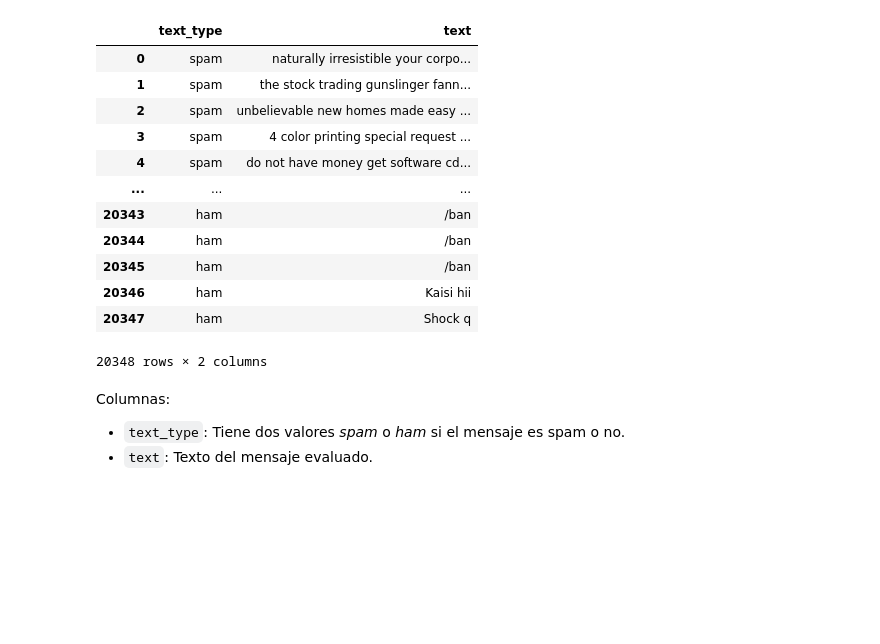
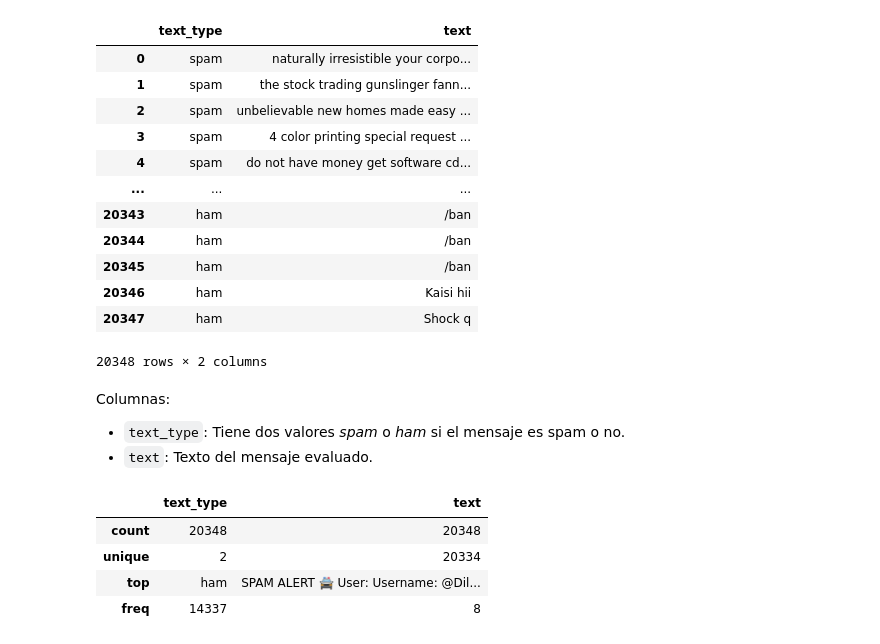
Before and after one commit to DaniRamirezVaquero/Proyecto-clasificacion-binaria--spam-, a Jupyter notebook: proyecto_clasificador_binario_NPL.ipynb, the cells around one changed output. Cells and saved outputs as stored; diff of their text form; code cells hidden in the pictures; blank space fills up the shorter version.

```diff
--- a/proyecto_clasificador_binario_NPL.ipynb
+++ b/proyecto_clasificador_binario_NPL.ipynb
@@ -48,3 +48,11 @@ Columnas:
 
 - `text_type`: Tiene dos valores *spam* o *ham* si el mensaje es spam o no.
 - `text`: Texto del mensaje evaluado.
+# %%
+english_df.describe()
+# %% [output]
+|  | text_type | text |
+| count | 20348 | 20348 |
+| unique | 2 | 20334 |
+| top | ham | SPAM ALERT 🚔 User: Username: @Dil... |
+| freq | 14337 | 8 |
```
Also changed, not shown: parts of 8 cells of this notebook.
